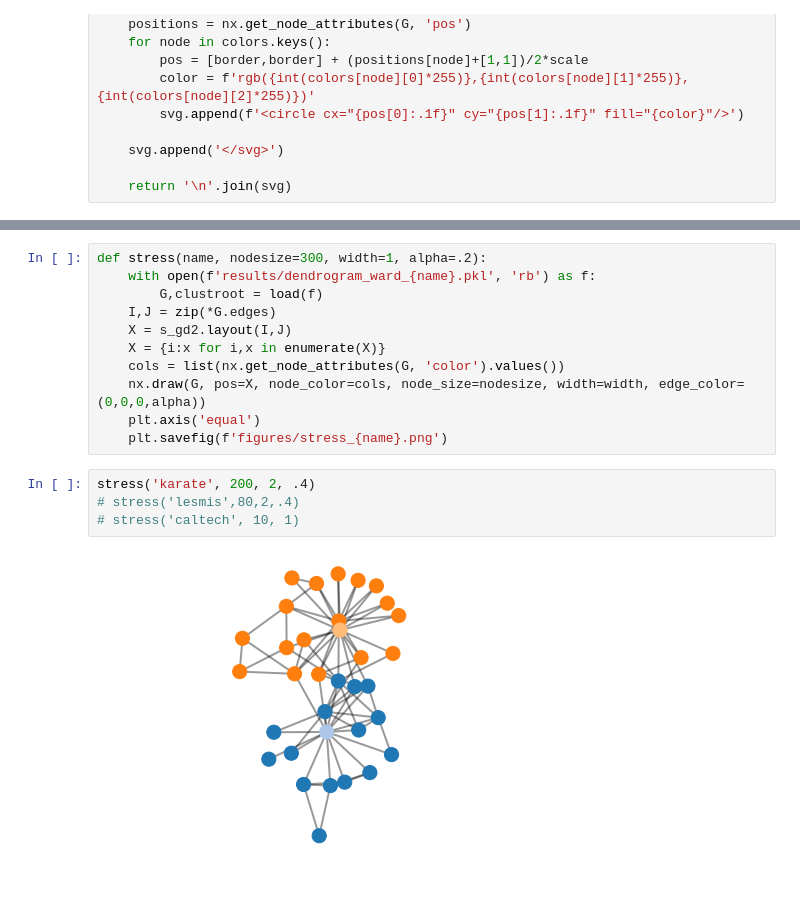
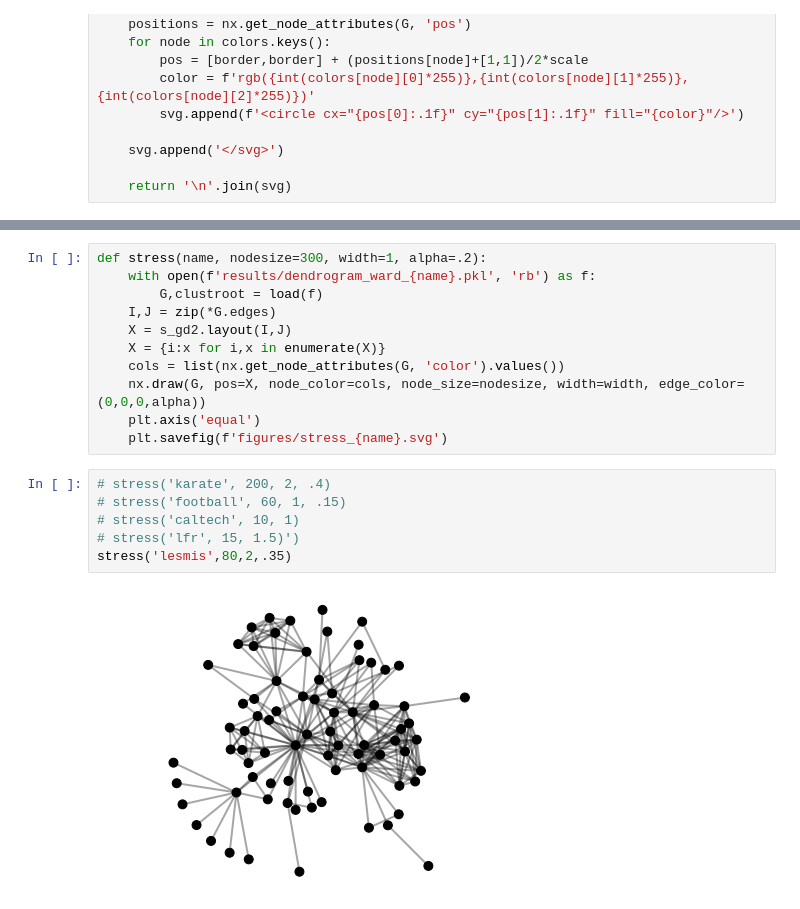
Before and after one commit to jxz12/HierarchicalEdgeBundles, a Jupyter notebook: Jupyter/prune.ipynb, the cells around one changed output, grey strips where cells are left out. Drawn from its saved outputs; the diff is of its cells as text.

```diff
--- a/Jupyter/prune.ipynb
+++ b/Jupyter/prune.ipynb
@@ -318,10 +323,12 @@ def stress(name, nodesize=300, width=1, alpha=.2):
     cols = list(nx.get_node_attributes(G, 'color').values())
     nx.draw(G, pos=X, node_color=cols, node_size=nodesize, width=width, edge_color=(0,0,0,alpha))
     plt.axis('equal')
-    plt.savefig(f'figures/stress_{name}.png')
+    plt.savefig(f'figures/stress_{name}.svg')
 # %%
-stress('karate', 200, 2, .4)
-# stress('lesmis',80,2,.4)
+# stress('karate', 200, 2, .4)
+# stress('football', 60, 1, .15)
 # stress('caltech', 10, 1)
+# stress('lfr', 15, 1.5)')
+stress('lesmis',80,2,.35)
 # %% [output]
-[figure, old version]
+[figure, new version]
```
Also changed, not shown: parts of 4 cells of this notebook, 2 other files.
